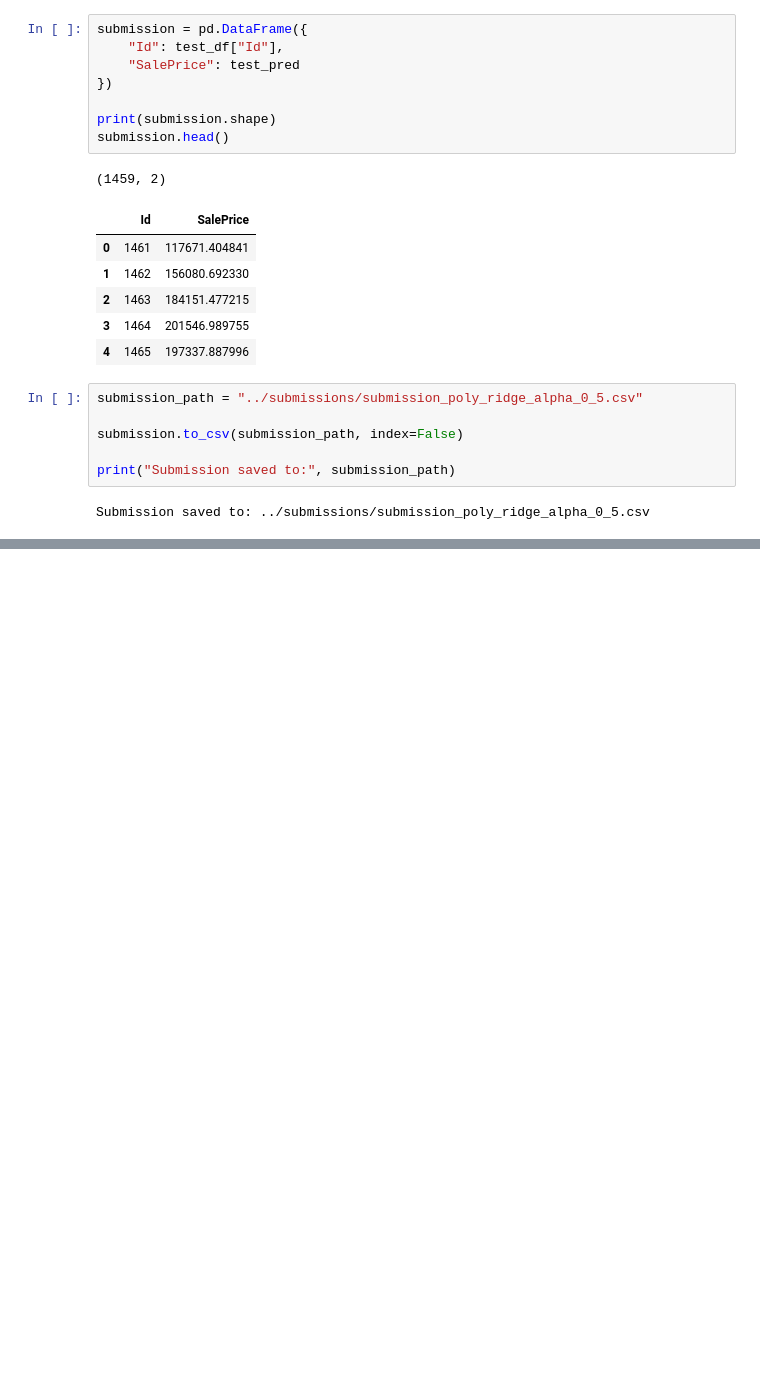
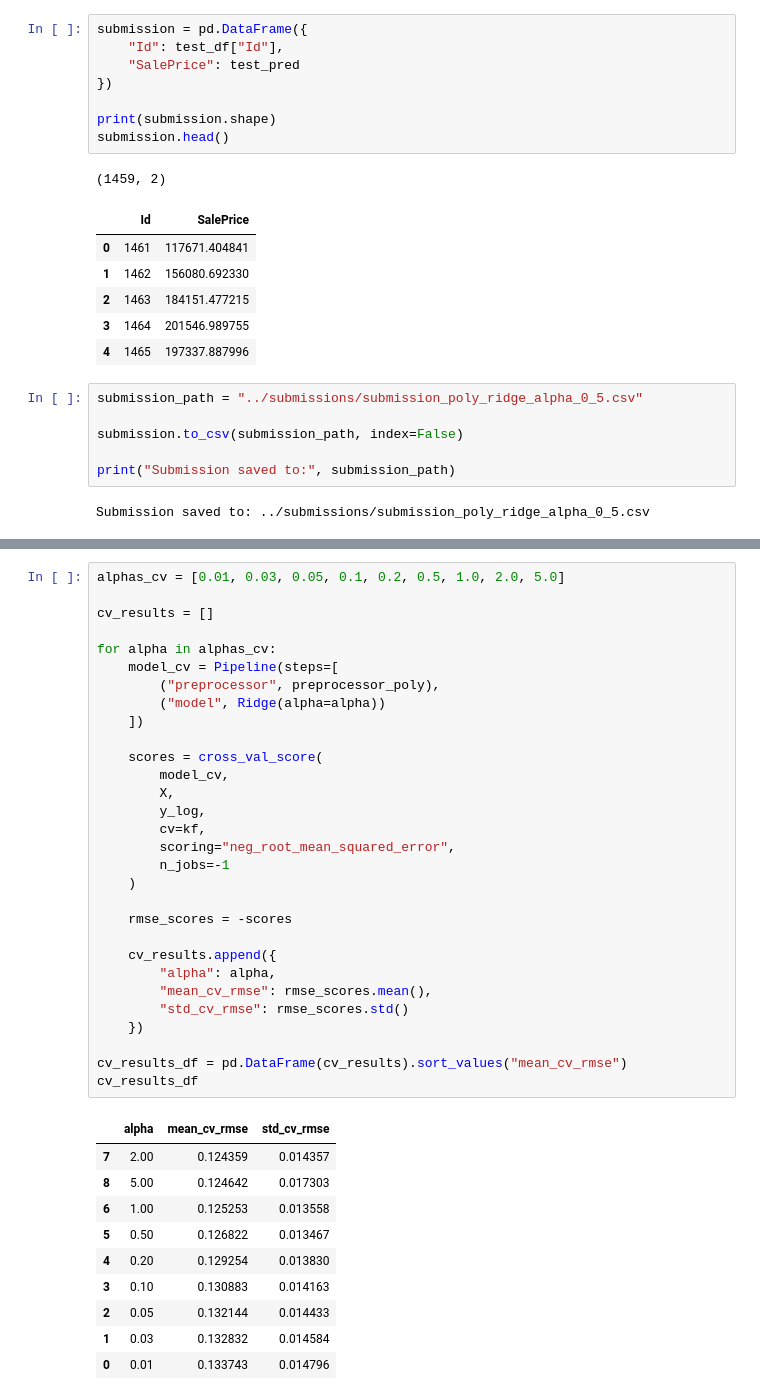
Before and after one commit to offTxmmy/house-prices-ml, a Jupyter notebook: notebooks/01_baseline_linear_regression.ipynb, the cells around one changed output, grey strips where cells are left out. Drawn from its saved outputs; the diff is of its cells as text; blank space fills up the shorter version.

Commit message:
Improve polynomial ridge model with cross-validation and better Kaggle score

```diff
--- a/notebooks/01_baseline_linear_regression.ipynb
+++ b/notebooks/01_baseline_linear_regression.ipynb
@@ -620,0 +655,41 @@ Submission saved to: ../submissions/submission_poly_ridge_alpha_0_5.csv
+# %%
+alphas_cv = [0.01, 0.03, 0.05, 0.1, 0.2, 0.5, 1.0, 2.0, 5.0]
+
+cv_results = []
+
+for alpha in alphas_cv:
+    model_cv = Pipeline(steps=[
+        ("preprocessor", preprocessor_poly),
+        ("model", Ridge(alpha=alpha))
+    ])
+
+    scores = cross_val_score(
+        model_cv,
+        X,
+        y_log,
+        cv=kf,
+        scoring="neg_root_mean_squared_error",
+        n_jobs=-1
+    )
+
+    rmse_scores = -scores
+
+    cv_results.append({
+        "alpha": alpha,
+        "mean_cv_rmse": rmse_scores.mean(),
+        "std_cv_rmse": rmse_scores.std()
+    })
+
+cv_results_df = pd.DataFrame(cv_results).sort_values("mean_cv_rmse")
+cv_results_df
+# %% [output]
+|  | alpha | mean_cv_rmse | std_cv_rmse |
+| 7 | 2.00 | 0.124359 | 0.014357 |
+| 8 | 5.00 | 0.124642 | 0.017303 |
+| 6 | 1.00 | 0.125253 | 0.013558 |
+| 5 | 0.50 | 0.126822 | 0.013467 |
+| 4 | 0.20 | 0.129254 | 0.013830 |
+| 3 | 0.10 | 0.130883 | 0.014163 |
+| 2 | 0.05 | 0.132144 | 0.014433 |
+| 1 | 0.03 | 0.132832 | 0.014584 |
+| 0 | 0.01 | 0.133743 | 0.014796 |
```
Also changed, not shown: parts of 6 cells of this notebook, 1 other file.
